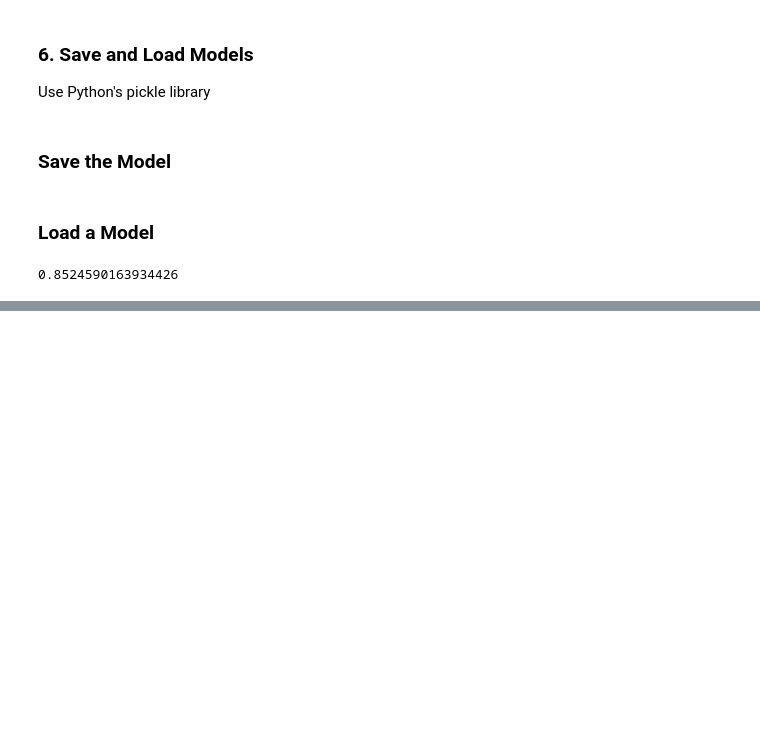
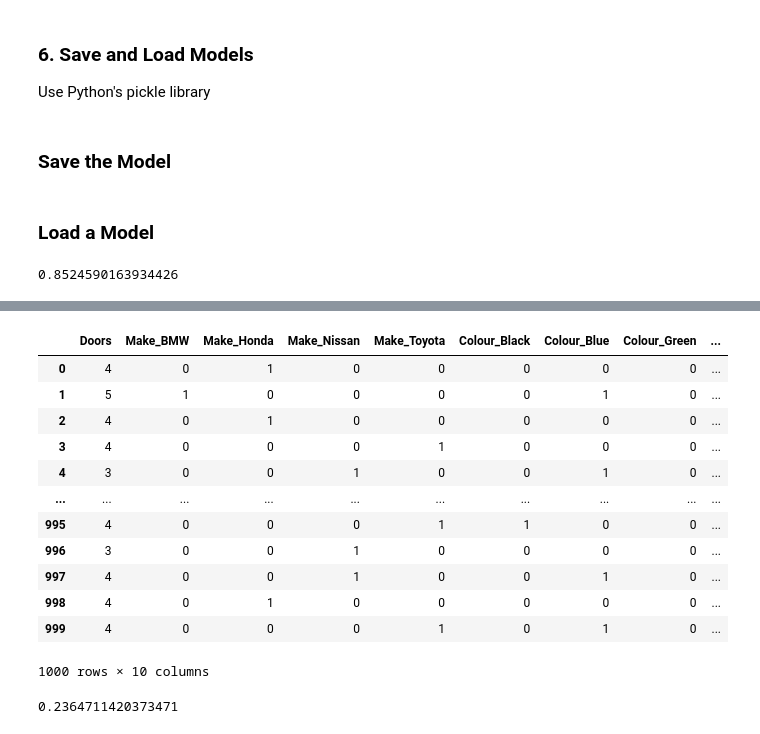
Before and after one commit to Cablab/ml-ds, a Jupyter notebook: learning-projects/intro-sklearn.ipynb, the cells around one changed output, grey strips where cells are left out. Drawn from its saved outputs; the diff is of its cells as text; code cells hidden in the pictures; blank space fills up the shorter version.

```diff
--- a/learning-projects/intro-sklearn.ipynb
+++ b/learning-projects/intro-sklearn.ipynb
@@ -175,0 +334,30 @@ loaded_model.score(X_test, y_test)
+# %%
+dummies = pd.get_dummies(car_sales[["Make", "Colour", "Doors"]])
+dummies
+# %% [output]
+|  | Doors | Make_BMW | Make_Honda | Make_Nissan | Make_Toyota | Colour_Black | Colour_Blue | Colour_Green | ... |
+| 0 | 4 | 0 | 1 | 0 | 0 | 0 | 0 | 0 | ... |
+| 1 | 5 | 1 | 0 | 0 | 0 | 0 | 1 | 0 | ... |
+| 2 | 4 | 0 | 1 | 0 | 0 | 0 | 0 | 0 | ... |
+| 3 | 4 | 0 | 0 | 0 | 1 | 0 | 0 | 0 | ... |
+| 4 | 3 | 0 | 0 | 1 | 0 | 0 | 1 | 0 | ... |
+| ... | ... | ... | ... | ... | ... | ... | ... | ... | ... |
+| 995 | 4 | 0 | 0 | 0 | 1 | 1 | 0 | 0 | ... |
+| 996 | 3 | 0 | 0 | 1 | 0 | 0 | 0 | 0 | ... |
+| 997 | 4 | 0 | 0 | 1 | 0 | 0 | 1 | 0 | ... |
+| 998 | 4 | 0 | 1 | 0 | 0 | 0 | 0 | 0 | ... |
+| 999 | 4 | 0 | 0 | 0 | 1 | 0 | 1 | 0 | ... |
+1000 rows × 10 columns
+# %%
+# Try to fit the model with converted data
+np.random.seed(24)
+X_train, X_test, y_train, y_test = train_test_split(transformed_X, y, test_size=0.2)
+
+# Build and train model to predict car price
+from sklearn.ensemble import RandomForestRegressor # Can predict a number (regression line)
+model = RandomForestRegressor()
+
+model.fit(X_train, y_train)
+model.score(X_test, y_test)
+# %% [output]
+0.2364711420373471
```
Also changed, not shown: parts of 32 cells of this notebook, 3 other files.
